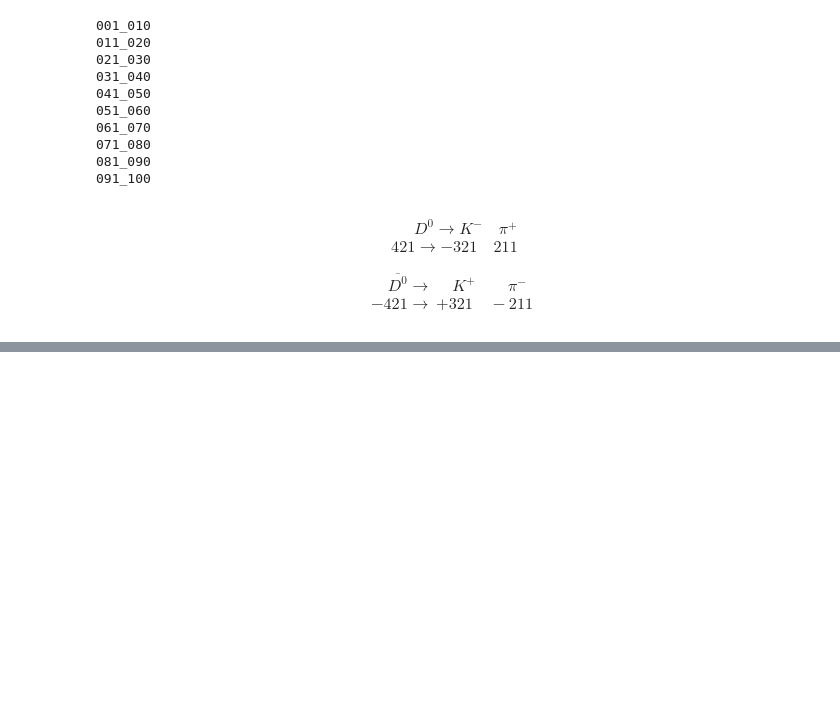
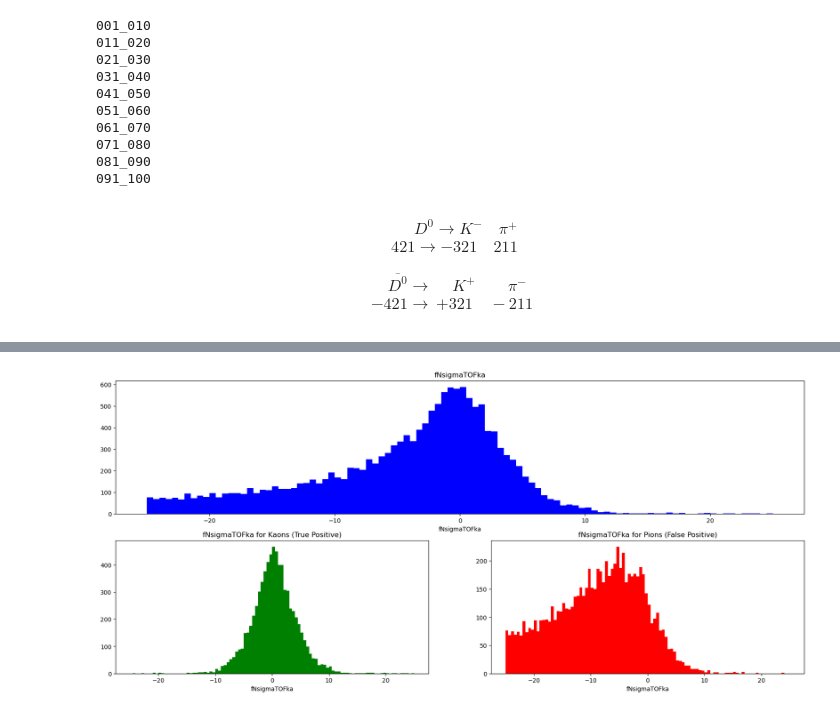
Before and after one commit to LeoPi314/LCPB_Project, a Jupyter notebook: MC_Analysis_D0.ipynb, the cells around one changed output, grey strips where cells are left out. Drawn from its saved outputs; the diff is of its cells as text; code cells hidden in the pictures; blank space fills up the shorter version.

```diff
--- a/MC_Analysis_D0.ipynb
+++ b/MC_Analysis_D0.ipynb
@@ -347,0 +480,27 @@ plt.show()
+# %%
+mosaic = [
+    ["top", "top"],
+    ["left", "right"]
+]
+
+fig, axes = plt.subplot_mosaic(mosaic, figsize=(21, 9))
+N_BINS = 100
+MIN_TOF, MAX_TOF = -25, 25
+axes["top"].hist(np.concat([final_results["KA_TOFka"],final_results["PI_TOFka"]]), bins=N_BINS, color="blue", range=(MIN_TOF, MAX_TOF))
+axes["top"].set_title("fNsigmaTOFka")
+axes["top"].set_xlabel("fNsigmaTOFka")
+axes["top"].set_label("Counts")
+
+axes["left"].hist(final_results["KA_TOFka"], bins=N_BINS, color="green", range=(MIN_TOF, MAX_TOF))
+axes["left"].set_title("fNsigmaTOFka for Kaons (True Positive)")
+axes["left"].set_xlabel("fNsigmaTOFka")
+axes["left"].set_label("Counts")
+
+axes["right"].hist(final_results["PI_TOFka"], bins=N_BINS, color="red", range=(MIN_TOF, MAX_TOF))
+axes["right"].set_title("fNsigmaTOFka for Pions (False Positive)")
+axes["right"].set_xlabel("fNsigmaTOFka")
+axes["right"].set_label("Counts")
+
+plt.show()
+# %% [output]
+[figure, added]
```
Also changed, not shown: parts of 17 cells of this notebook, 1 other file.
